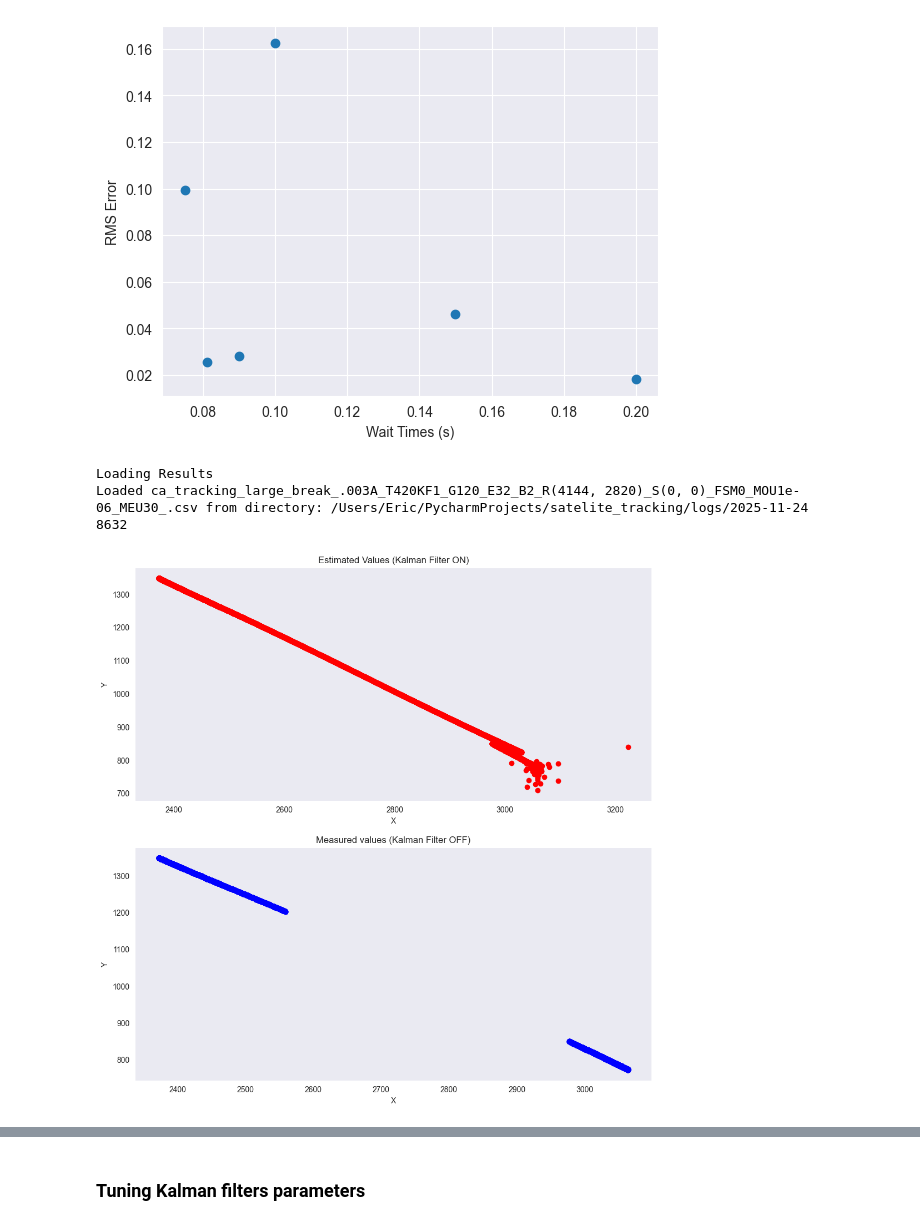
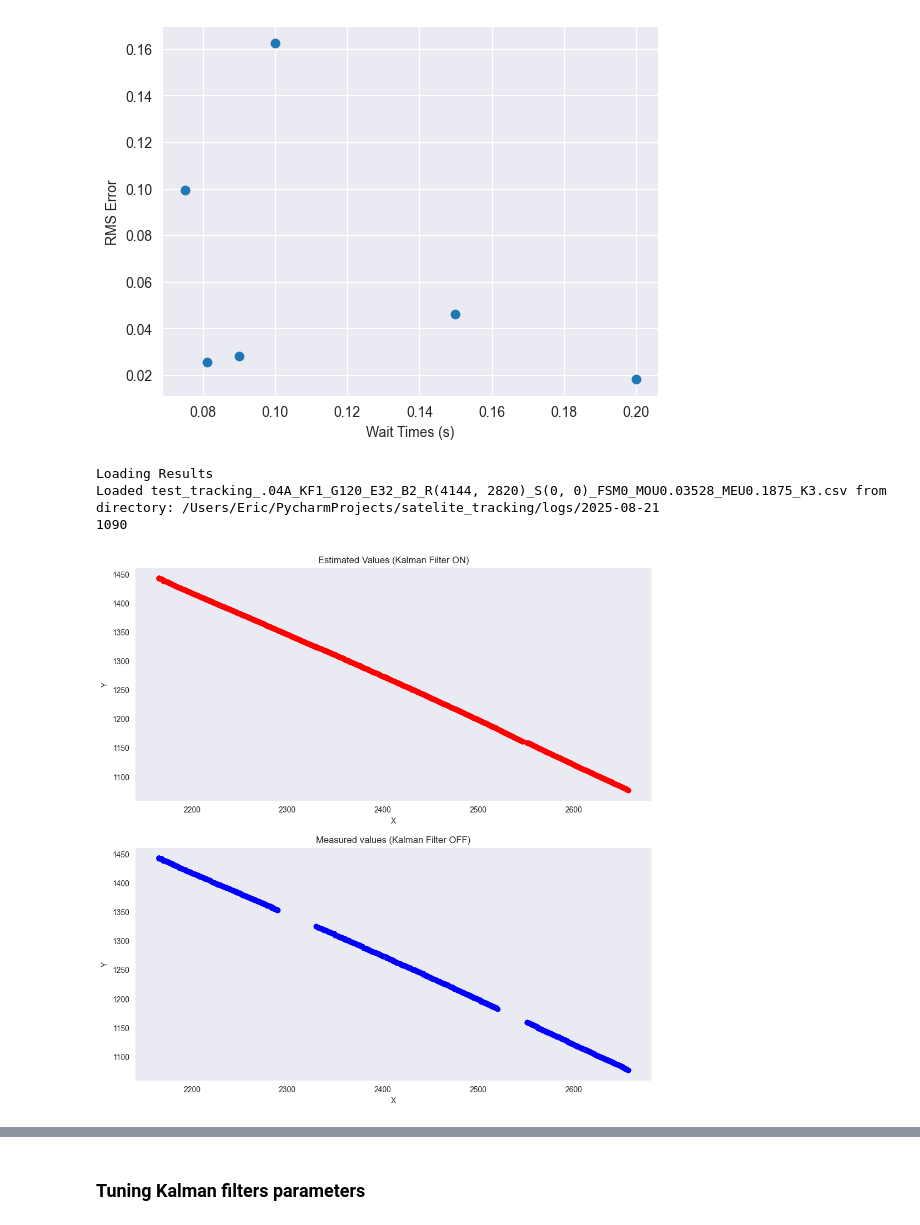
Before and after one commit to Bloodaxe90/Satellite_Tracking, a Jupyter notebook: notebooks/inference.ipynb, the cells around one changed output, grey strips where cells are left out. Drawn from its saved outputs; the diff is of its cells as text; code cells hidden in the pictures.

```diff
--- a/notebooks/inference.ipynb
+++ b/notebooks/inference.ipynb
@@ -727,36 +727,36 @@ Loaded noise_reduction_sine_ST0.09.04A_KF0_G120_E32_B2_R(3008, 2820)_S(1136, 0)_
 {0.1: np.float64(0.16257781810746974), 0.15: np.float64(0.04621669503809282), 0.2: np.float64(0.018208661417322837), 0.075: np.float64(0.09921335480135714), 0.08125: np.float64(0.02537133643629893), 0 ...
 [figure]
 # %%
-results = load_results(root_dir, "ca_tracking_large_break_.003A_T420KF1_G120_E32_B2_R(4144, 2820)_S(0, 0)_FSM0_MOU1e-06_MEU30_.csv", "2025-11-24")
+results = load_results(root_dir, "test_tracking_.04A_KF1_G120_E32_B2_R(4144, 2820)_S(0, 0)_FSM0_MOU0.03528_MEU0.1875_K3.csv", "2025-08-21")
 
 print(len(results))
 
 
-Q1 = results.quantile(0.25)
-Q3 = results.quantile(0.75)
-IQR = Q3 - Q1
-
-results = results[~((results < (Q1 - 1.5 * IQR)) | (results > (Q3 + 1.5 * IQR))).any(axis=1)]
+# Q1 = results.quantile(0.25)
+# Q3 = results.quantile(0.75)
+# IQR = Q3 - Q1
+#
+# results = results[~((results < (Q1 - 1.5 * IQR)) | (results > (Q3 + 1.5 * IQR))).any(axis=1)]
 fig, axis = plt.subplots(2, 1, figsize = (12, 12))
 ax1 = axis[0]
 ax1.scatter(results["estimated_X"], results["estimated_Y"],  color = "r")
 ax1.set_ylabel("Y")
 ax1.set_xlabel("X")
 ax1.set_title("Estimated Values (Kalman Filter ON)")
 ax1.grid()
 
 ax2 = axis[1]
 ax2.scatter(results["measured_X"], results["measured_Y"],  color = "b")
 ax2.set_ylabel("Y")
 ax2.set_xlabel("X")
 ax2.set_title("Measured values (Kalman Filter OFF)")
 ax2.grid()
 plt.show()
 # %% [output]
 Loading Results
-Loaded ca_tracking_large_break_.003A_T420KF1_G120_E32_B2_R(4144, 2820)_S(0, 0)_FSM0_MOU1e-06_MEU30_.csv from directory: /Users/Eric/PycharmProjects/satelite_tracking/logs/2025-11-24
-8632
+Loaded test_tracking_.04A_KF1_G120_E32_B2_R(4144, 2820)_S(0, 0)_FSM0_MOU0.03528_MEU0.1875_K3.csv from directory: /Users/Eric/PycharmProjects/satelite_tracking/logs/2025-08-21
+1090
-[figure, old version]
+[figure, new version]
 # %%
 fig, axis = plt.subplots(2, 2, figsize = (12, 12))
 
```
Also changed, not shown: parts of 6 cells of this notebook, 8 other files.
